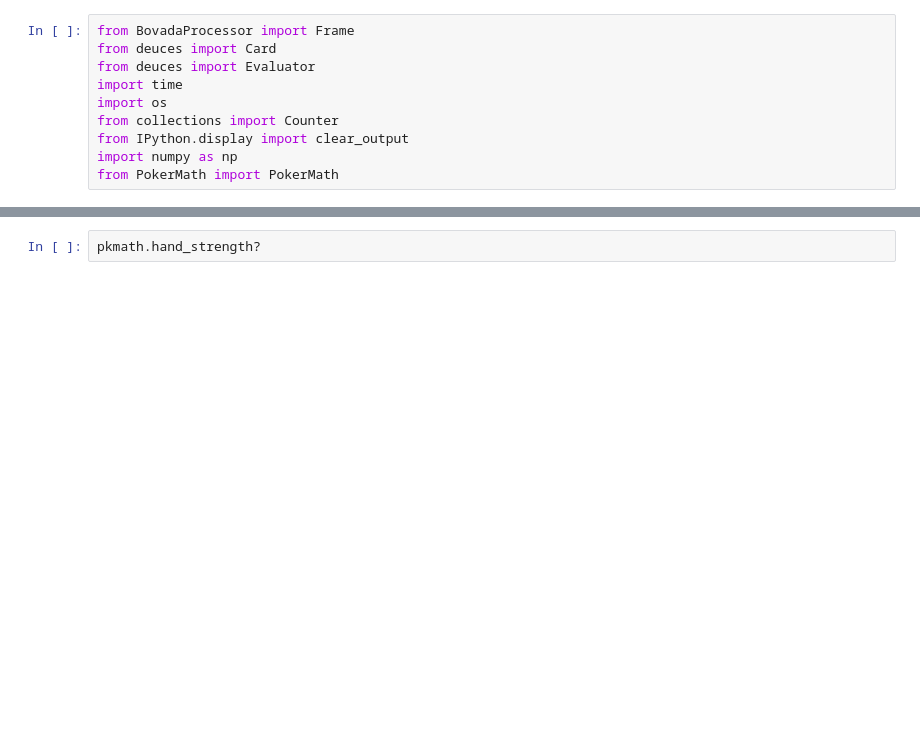
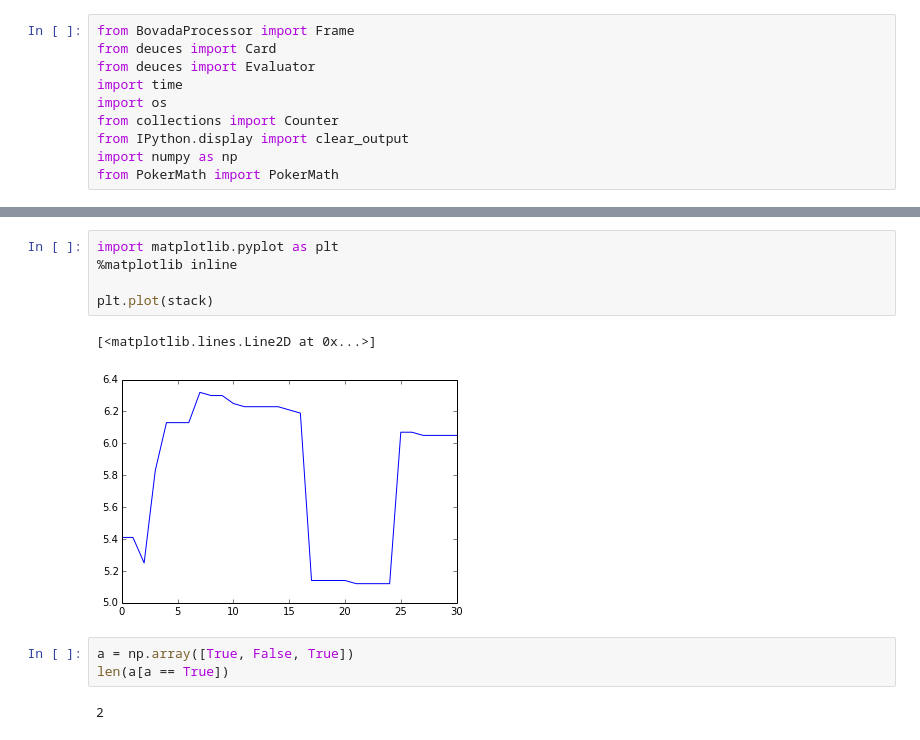
Before and after one commit to edouardswiac/PokerBot, a Jupyter notebook: ZonePlay.ipynb, the cells around one changed output, grey strips where cells are left out. Cells and saved outputs as stored; diff of their text form; blank space fills up the shorter version.

```diff
--- a/ZonePlay.ipynb
+++ b/ZonePlay.ipynb
@@ -762,2 +882,13 @@ pkmath.hand_strength(hole = ['As', 'Ad'], board = ['2d', '3d', '4d'], num_player
-# %%
-pkmath.hand_strength?
+# %%
+import matplotlib.pyplot as plt
+%matplotlib inline
+
+plt.plot(stack)
+# %% [output]
+[<matplotlib.lines.Line2D at 0x...>]
+[figure, added]
+# %%
+a = np.array([True, False, True])
+len(a[a == True])
+# %% [output]
+2
```
Also changed, not shown: parts of 6 cells of this notebook, 5 other files.
